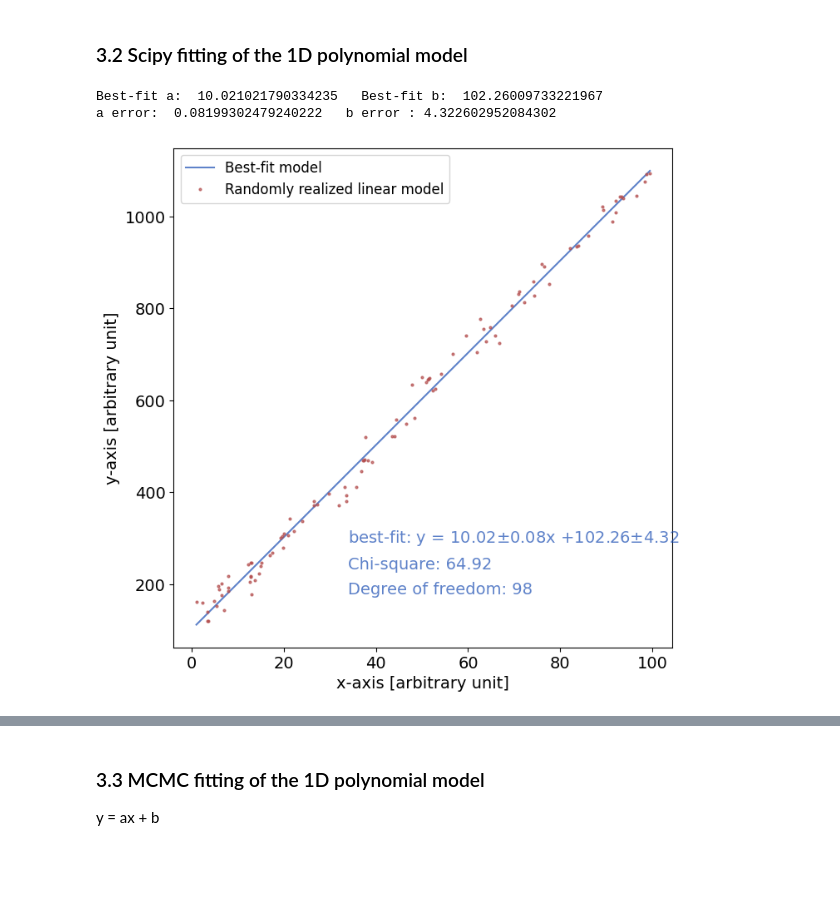
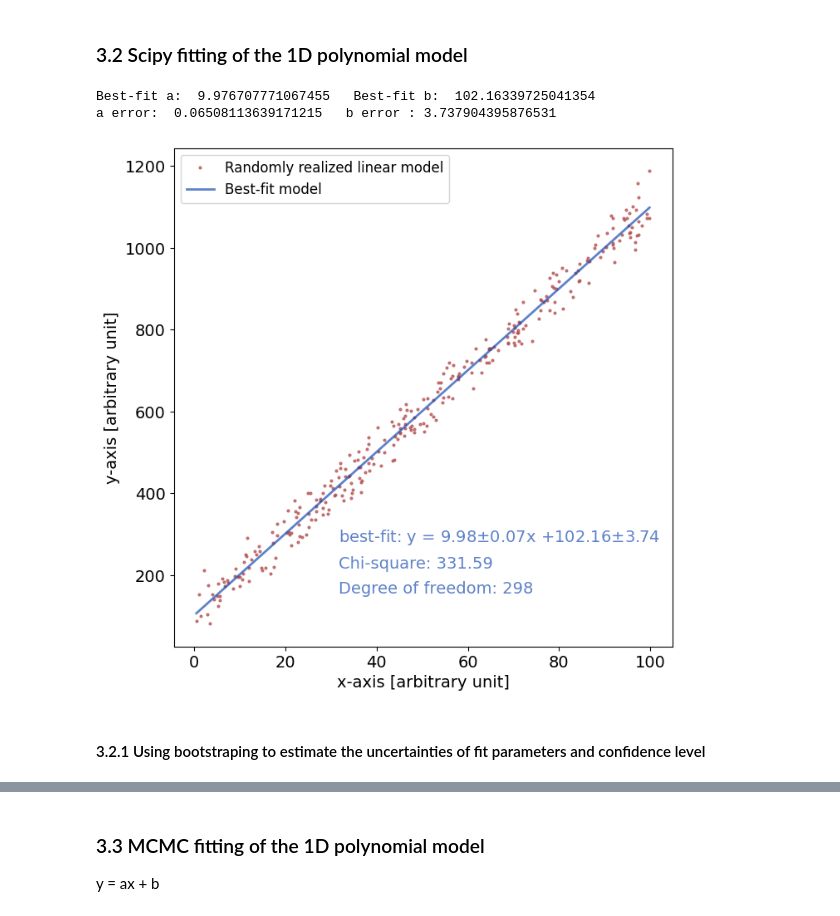
Before and after one commit to baobabyoo/Lecture_DataAnalysis, a Jupyter notebook: DataAnalysisLecture_2023March.ipynb, the cells around one changed output, grey strips where cells are left out. Saved outputs shown, nothing was run; the diff lists cells and outputs as text; code cells hidden in the pictures; blank space fills up the shorter version.

Commit message:
Updating Jupyter notebook to include bootstraping

```diff
--- a/DataAnalysisLecture_2023March.ipynb
+++ b/DataAnalysisLecture_2023March.ipynb
@@ -42,7 +63,7 @@ def myline(x, a, b):
 # %% [markdown]
 ### 1.1 Producing some data to plot
 # %%
-num_x = 10000
+num_x = 300
 x = np.arange(num_x)
 
 mu     = 10.0
@@ -154,7 +175,7 @@ plt.savefig('Gaussian_random_histogram.pdf',
 # %% [markdown]
 ### 2.1 Generating data
 # %%
-num_x = 100
+num_x = num_x
 low   = 0
 high  = 100
 x = np.random.uniform(low=low, high=high, size=num_x)
@@ -485,6 +502,7 @@ df_read = pd.read_csv(path + filename)
 
 popt, pcov = curve_fit(myline, # function that is the model
                        df_read.x, df_read.y, # x and y values of the data
+                       sigma = df_read.y_err # standard measurement error
                       )
 
 # evaluating the uncertainties of fit parameters from the covariant matrix
@@ -514,14 +532,6 @@ plt.rc('xtick', labelsize=14.0)    # fontsize of the tick labels
 plt.rc('ytick', labelsize=14.0)    # fontsize of the tick labels
 ##################################################################
 
-# plot model
-x_sort = np.sort(df_read.x)
-ymodel = myline(x_sort, popt[0], popt[1])
-plt.plot(x_sort, ymodel,
-         '-', markersize = 2.0,
-         color = (0.1, 0.3, 0.7, 0.7),
-         label = "Best-fit model"
-        )
 
 # plot data
 plt.plot(df_read.x, df_read.y,
@@ -530,43 +540,53 @@ plt.plot(df_read.x, df_read.y,
          label = "Randomly realized linear model"
         )
 
+# plot model
+x_sort = np.sort(df_read.x)
+ymodel = myline(x_sort, popt[0], popt[1])
+plt.plot(x_sort, ymodel,
+         '-', linewidth = 2.0,
+         color = (0.1, 0.3, 0.7, 0.7),
+         label = "Best-fit model"
+        )
 chi2 = chisquare(df_read.y, df_read.y_err, myline(df_read.x, popt[0], popt[1]) )
 
 
 # text labeling
 label_string = 'best-fit: y = ' + str( round(popt[0], 2) ) + r'$\pm$' + str( round(perr[0], 2) ) + 'x' + \
                               ' +' + str( round(popt[1], 2) ) + r'$\pm$' + str( round(perr[1], 2) )
-plt.text(0.35, 0.2, # location of the text label
+plt.text(0.33, 0.2, # location of the text label
          label_string, # content of the label
          color = (0.1, 0.3, 0.7, 0.7),
          verticalalignment = 'bottom', horizontalalignment = 'left',
          transform = ax.transAxes, # use relative coordinates
          fontsize=14)
 
 label_string = 'Chi-square: ' + str( round(chi2, 2) )
-plt.text(0.35, 0.15,
+plt.text(0.33, 0.15,
          label_string,
          color = (0.1, 0.3, 0.7, 0.7),
          verticalalignment = 'bottom', horizontalalignment = 'left',
          transform = ax.transAxes,
          fontsize=14)
 
 label_string = 'Degree of freedom: ' + str( num_x - len(popt) )
-plt.text(0.35, 0.1,
+plt.text(0.33, 0.1,
          label_string,
          color = (0.1, 0.3, 0.7, 0.7),
          verticalalignment = 'bottom', horizontalalignment = 'left',
          transform = ax.transAxes,
          fontsize=14)
 
 # Setting the figure legend
 plt.legend(loc=2, fontsize=12)
 
 # PDF file output
 plt.savefig('scipy_modeldata_1dpoly.pdf',
             transparent = True
            )
 # %% [output]
-Best-fit a:  10.021021790334235   Best-fit b:  102.26009733221967
-a error:  0.08199302479240222   b error : 4.322602952084302
+Best-fit a:  9.976707771067455   Best-fit b:  102.16339725041354
+a error:  0.06508113639171215   b error : 3.737904395876531
-[figure, old version]
+[figure, new version]
+# %% [markdown]
+#### 3.2.1 Using bootstraping to estimate the uncertainties of fit parameters and confidence level
```
Also changed, not shown: parts of 19 cells of this notebook, 11 other files.
